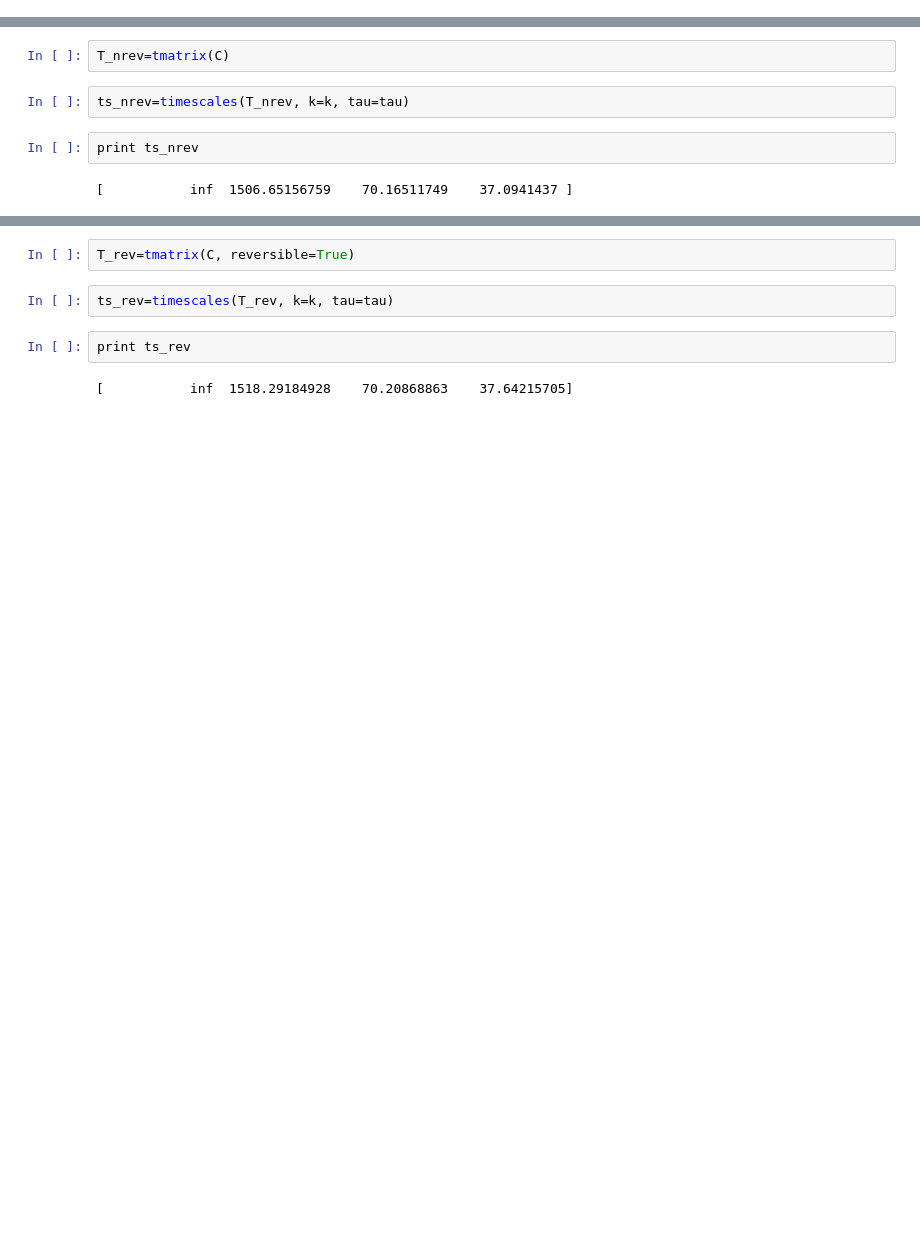
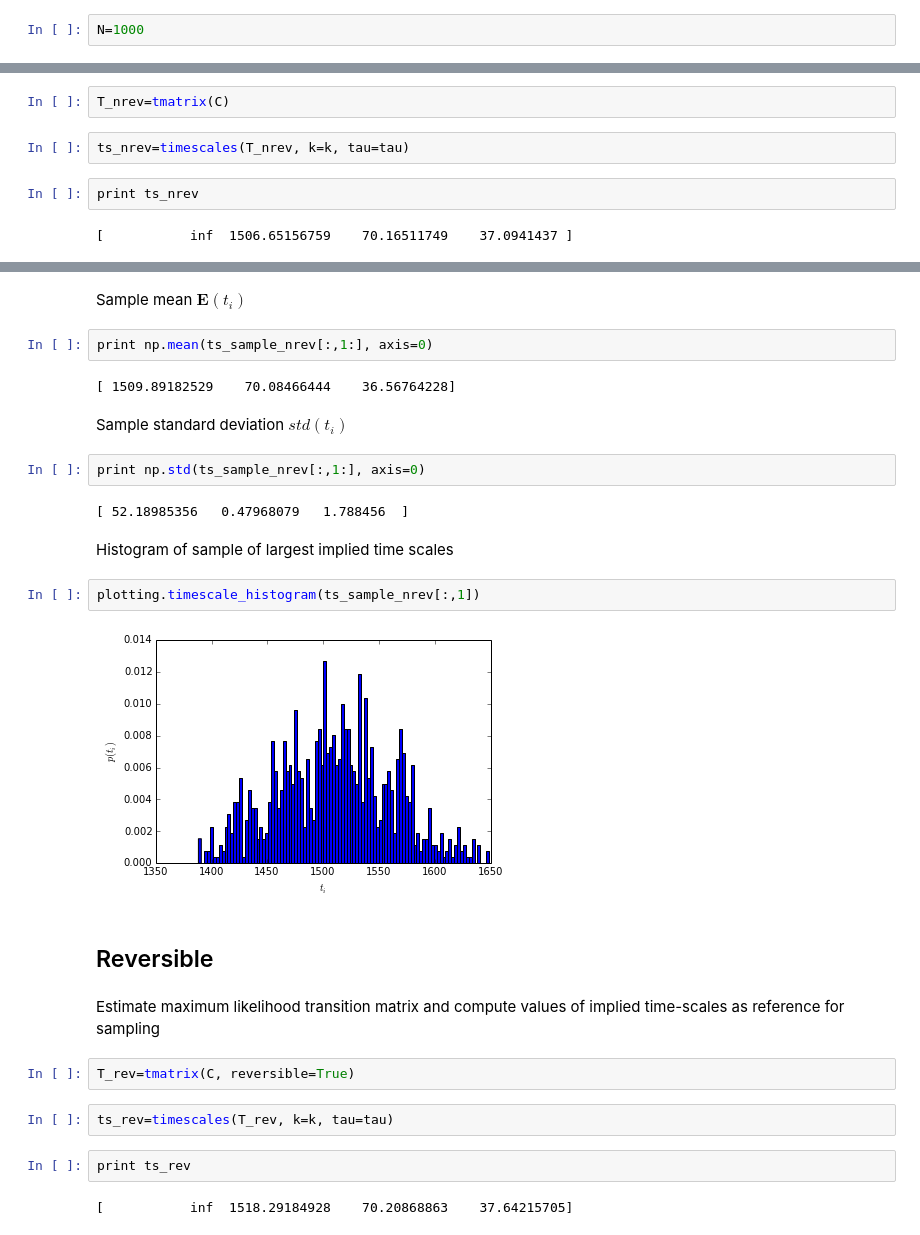
Before and after one commit to markovmodel/PyEMMA, a Jupyter notebook: ipython/analysis/sampling.ipynb, the cells around one changed output, grey strips where cells are left out. Cells and saved outputs as stored; diff of their text form; blank space fills up the shorter version.

```diff
--- a/ipython/analysis/sampling.ipynb
+++ b/ipython/analysis/sampling.ipynb
@@ -45,0 +55,2 @@ k=4
+# %%
+N=1000
@@ -59,3 +115,26 @@ print ts_nrev
+# %% [markdown]
+Sample mean $\mathbf{E}(t_i)$
+# %%
+print np.mean(ts_sample_nrev[:,1:], axis=0)
+# %% [output]
+[ 1509.89182529    70.08466444    36.56764228]
+# %% [markdown]
+Sample standard deviation $std(t_i)$
+# %%
+print np.std(ts_sample_nrev[:,1:], axis=0)
+# %% [output]
+[ 52.18985356   0.47968079   1.788456  ]
+# %% [markdown]
+Histogram of sample of largest implied time scales
+# %%
+plotting.timescale_histogram(ts_sample_nrev[:,1])
+# %% [output]
+[figure, added]
+# %% [markdown]
+Reversible
+----------
+# %% [markdown]
+Estimate maximum likelihood transition matrix and compute values of implied time-scales as reference for sampling
 # %%
 T_rev=tmatrix(C, reversible=True)
 # %%
```
Also changed, not shown: parts of 61 cells of this notebook.
